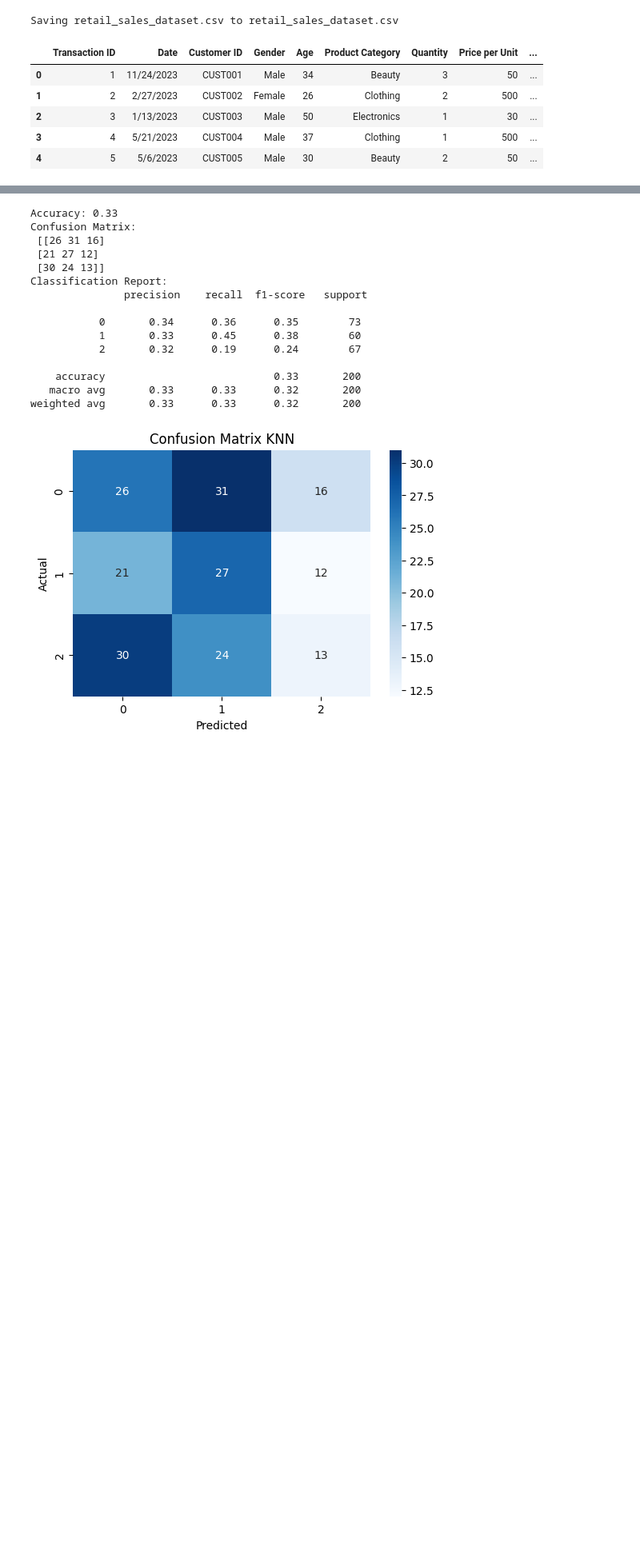
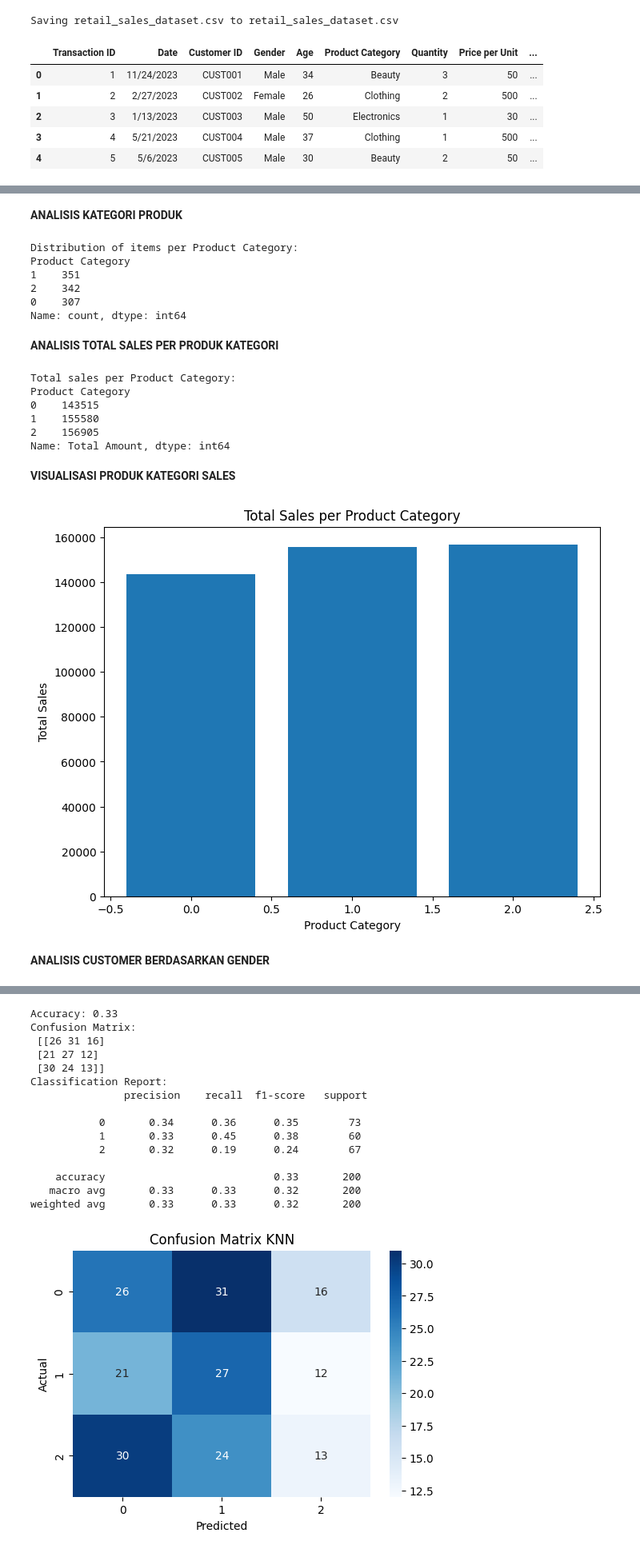
Before and after one commit to fikriahmadsaputra/Data-Mining-, a Jupyter notebook: UAS_Data_Mining_Fikri_Ahmad_Saputra_211011401465.ipynb, the cells around one changed output, grey strips where cells are left out. Shown at 80% size. Drawn from its saved outputs; the diff is of its cells as text; code cells hidden in the pictures; blank space fills up the shorter version.

```diff
--- a/UAS_Data_Mining_Fikri_Ahmad_Saputra_211011401465.ipynb
+++ b/UAS_Data_Mining_Fikri_Ahmad_Saputra_211011401465.ipynb
@@ -22,0 +74,41 @@ Saving retail_sales_dataset.csv to retail_sales_dataset.csv
+# %% [markdown]
+**ANALISIS KATEGORI PRODUK**
+# %%
+category_counts = df['Product Category'].value_counts()
+print("Distribution of items per Product Category:")
+print(category_counts)
+# %% [output]
+Distribution of items per Product Category:
+Product Category
+1    351
+2    342
+0    307
+Name: count, dtype: int64
+# %% [markdown]
+**ANALISIS TOTAL SALES PER PRODUK KATEGORI**
+# %%
+total_sales_per_category = df.groupby('Product Category')['Total Amount'].sum()
+print("Total sales per Product Category:")
+print(total_sales_per_category)
+# %% [output]
+Total sales per Product Category:
+Product Category
+0    143515
+1    155580
+2    156905
+Name: Total Amount, dtype: int64
+# %% [markdown]
+**VISUALISASI PRODUK KATEGORI SALES**
+# %%
+import matplotlib.pyplot as plt
+
+plt.figure(figsize=(8, 6))
+plt.bar(total_sales_per_category.index, total_sales_per_category.values)
+plt.xlabel('Product Category')
+plt.ylabel('Total Sales')
+plt.title('Total Sales per Product Category')
+plt.show()
+# %% [output]
+[figure, added]
+# %% [markdown]
+**ANALISIS CUSTOMER BERDASARKAN GENDER**
```
Also changed, not shown: parts of 12 cells of this notebook.
